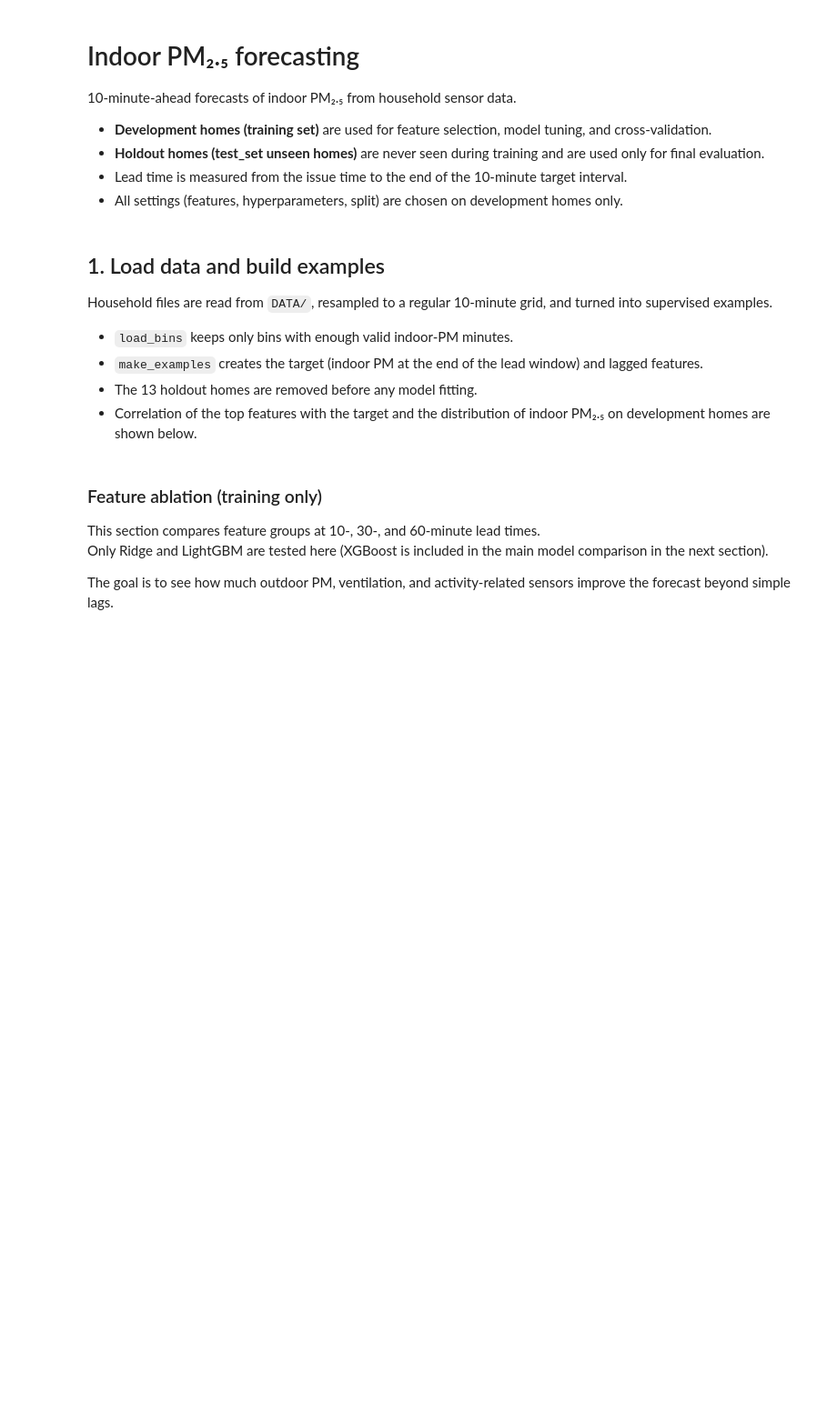
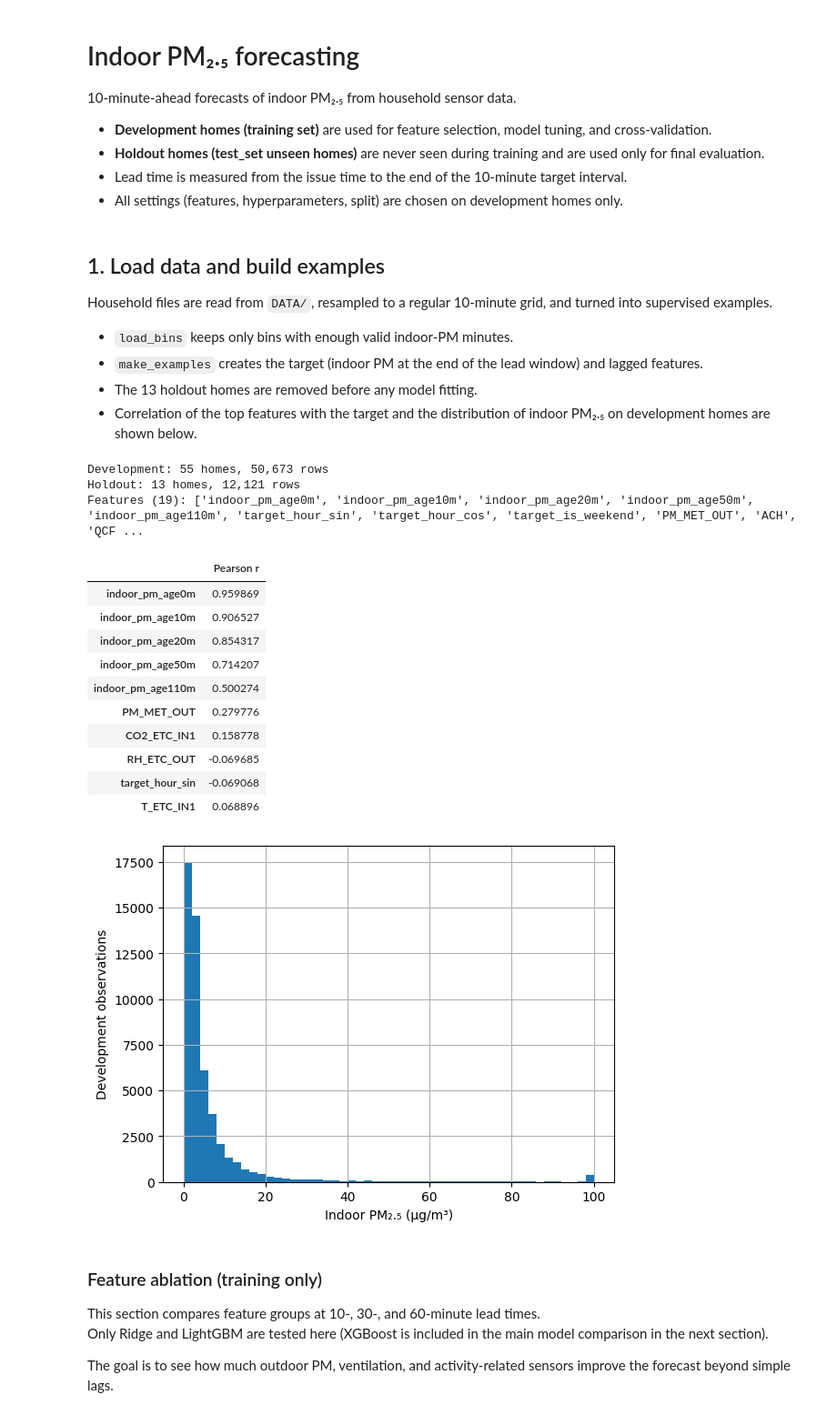
Before and after one commit to realfrankli/CHE1147-Indoor-PM25-Forecasting_Team4, a Jupyter notebook: Main_File.ipynb, the cells around one changed output. Shown at 91% size. Saved outputs shown, nothing was run; the diff lists cells and outputs as text; code cells hidden in the pictures; blank space fills up the shorter version.

```diff
--- a/Main_File.ipynb
+++ b/Main_File.ipynb
@@ -33,12 +33,12 @@ if str(module_dir) not in sys.path:
 from features import (
     KEYS, METADATA, load_bins, make_examples, feature_columns,
 )
-from models import (
-    SEED, development_predictions, final_predictions, model_specs, select_models,
-)
+
 from evaluation import (
     onset_scores, paired_household_errors, score_predictions,
 )
+from models import SEED, model_specs
+from training import development_predictions, final_predictions, select_models
 
 DATA_ROOT = Path("DATA")
 MIN_VALID_MINUTES = 5
@@ -47,33 +47,49 @@ CV_FOLDS = 5
 HOLDOUT_IDS = {
     "007", "008", "013", "017", "025", "037", "040",
     "059", "101", "102", "116", "122", "127",
 }
 MAIN_GROUPS = ("calendar", "outdoor_pm", "ventilation", "environment")
 
 bins = load_bins(DATA_ROOT, min_valid_minutes=MIN_VALID_MINUTES)
 examples = make_examples(bins, lead_minutes=10, cap=CAP)
 held_out = examples["household_id"].isin(HOLDOUT_IDS)
 development = examples.loc[~held_out].copy()
 holdout = examples.loc[held_out].copy()
 development_ids = set(development["household_id"])
 assert set(holdout["household_id"]) == HOLDOUT_IDS
 assert not (development_ids & HOLDOUT_IDS)
 
 columns = feature_columns(development, MAIN_GROUPS)
 print(f"Development: {len(development_ids)} homes, {len(development):,} rows")
 print(f"Holdout: {len(HOLDOUT_IDS)} homes, {len(holdout):,} rows")
 print(f"Features ({len(columns)}): {columns}")
 
 X_dev = development[columns]
 y_dev = development["actual"]
 assert X_dev.index.equals(y_dev.index)
 correlation = X_dev.corrwith(y_dev)
 display(correlation.loc[correlation.abs().nlargest(10).index].rename("Pearson r").to_frame())
 
 y_dev.hist(bins=50)
 plt.xlabel("Indoor PM₂.₅ (µg/m³)")
 plt.ylabel("Development observations")
 plt.show()
+# %% [output]
+Development: 55 homes, 50,673 rows
+Holdout: 13 homes, 12,121 rows
+Features (19): ['indoor_pm_age0m', 'indoor_pm_age10m', 'indoor_pm_age20m', 'indoor_pm_age50m', 'indoor_pm_age110m', 'target_hour_sin', 'target_hour_cos', 'target_is_weekend', 'PM_MET_OUT', 'ACH', 'QCF ...
+|  | Pearson r |
+| indoor_pm_age0m | 0.959869 |
+| indoor_pm_age10m | 0.906527 |
+| indoor_pm_age20m | 0.854317 |
+| indoor_pm_age50m | 0.714207 |
+| indoor_pm_age110m | 0.500274 |
+| PM_MET_OUT | 0.279776 |
+| CO2_ETC_IN1 | 0.158778 |
+| RH_ETC_OUT | -0.069685 |
+| target_hour_sin | -0.069068 |
+| T_ETC_IN1 | 0.068896 |
+[figure, added]
 # %% [markdown]
 ### Feature ablation (training only)
 
```
Also changed, not shown: parts of 15 cells of this notebook, 2 other files.
